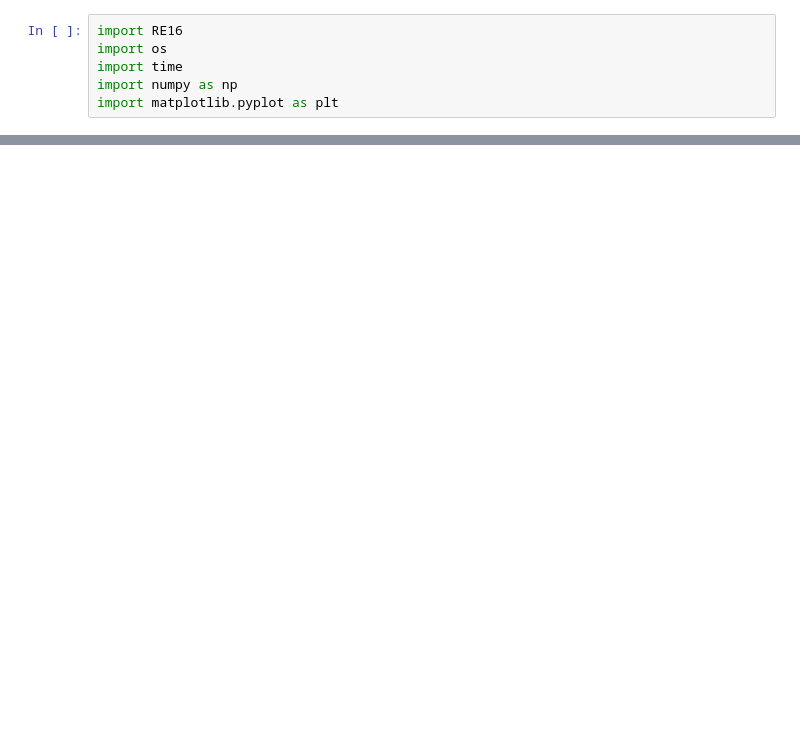
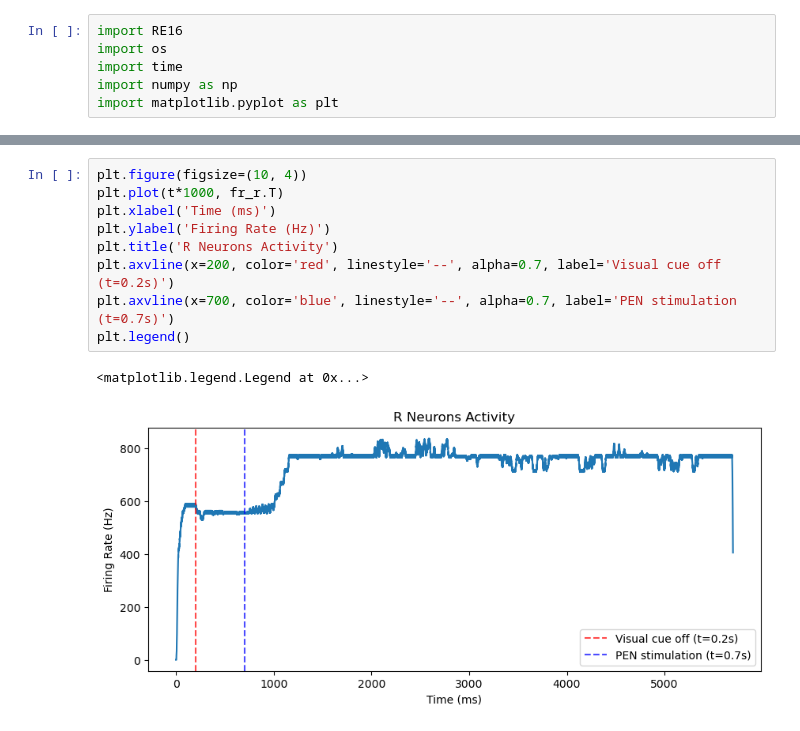
Before and after one commit to pan825/RE16, a Jupyter notebook: 2D/test.ipynb, the cells around one changed output, grey strips where cells are left out. Saved outputs shown, nothing was run; the diff lists cells and outputs as text; blank space fills up the shorter version.

```diff
--- a/2D/test.ipynb
+++ b/2D/test.ipynb
@@ -160,0 +166,12 @@ plot_original(t, fr_v.T)
+# %%
+plt.figure(figsize=(10, 4))
+plt.plot(t*1000, fr_r.T)
+plt.xlabel('Time (ms)')
+plt.ylabel('Firing Rate (Hz)')
+plt.title('R Neurons Activity')
+plt.axvline(x=200, color='red', linestyle='--', alpha=0.7, label='Visual cue off (t=0.2s)')
+plt.axvline(x=700, color='blue', linestyle='--', alpha=0.7, label='PEN stimulation (t=0.7s)')
+plt.legend()
+# %% [output]
+<matplotlib.legend.Legend at 0x...>
+[figure, added]
```
Also changed, not shown: parts of 4 cells of this notebook, 5 other files.
